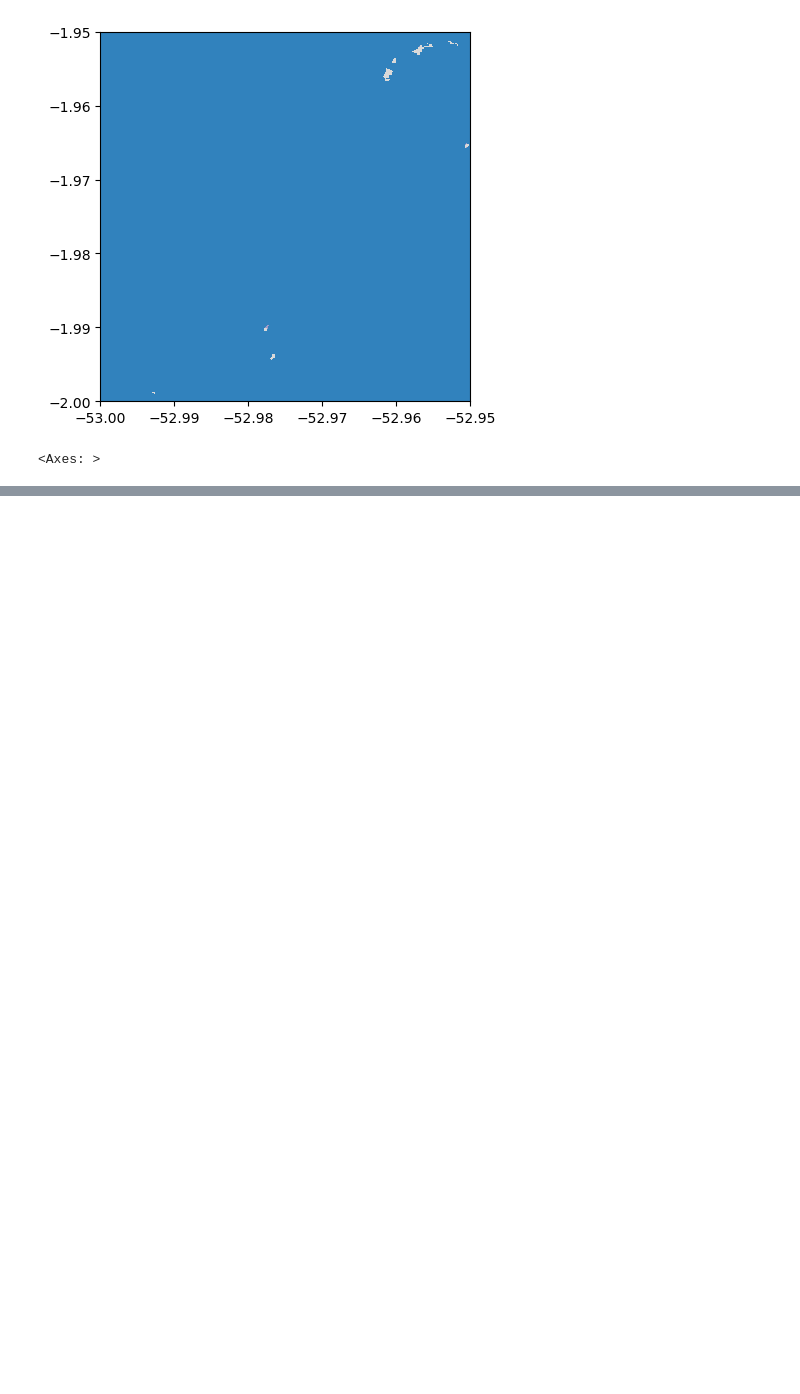
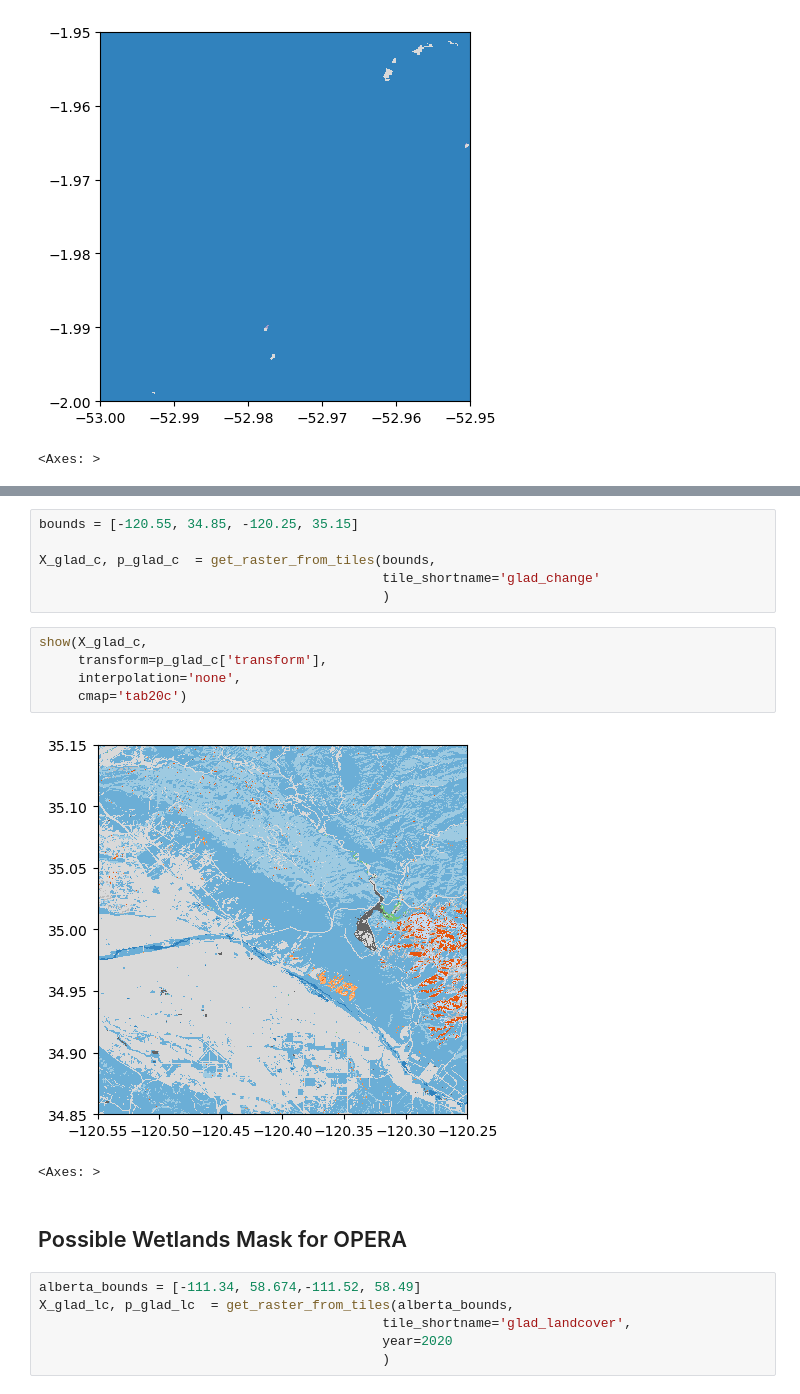
Before and after one commit to OPERA-Cal-Val/tile-mate, a Jupyter notebook: notebooks/Basic_Demo.ipynb, the cells around one changed output, grey strips where cells are left out. Drawn from its saved outputs; the diff is of its cells as text; blank space fills up the shorter version.

```diff
--- a/notebooks/Basic_Demo.ipynb
+++ b/notebooks/Basic_Demo.ipynb
@@ -286,0 +312,22 @@ show(X_radd,
+# %%
+bounds = [-120.55, 34.85, -120.25, 35.15]
+
+X_glad_c, p_glad_c  = get_raster_from_tiles(bounds,
+                                            tile_shortname='glad_change'
+                                            )
+# %%
+show(X_glad_c,
+     transform=p_glad_c['transform'],
+     interpolation='none',
+     cmap='tab20c')
+# %% [output]
+[figure, added]
+<Axes: >
+# %% [markdown]
+## Possible Wetlands Mask for OPERA
+# %%
+alberta_bounds = [-111.34, 58.674,-111.52, 58.49]
+X_glad_lc, p_glad_lc  = get_raster_from_tiles(alberta_bounds,
+                                            tile_shortname='glad_landcover',
+                                            year=2020
+                                            )
```
Also changed, not shown: parts of 10 cells of this notebook, 5 other files.
